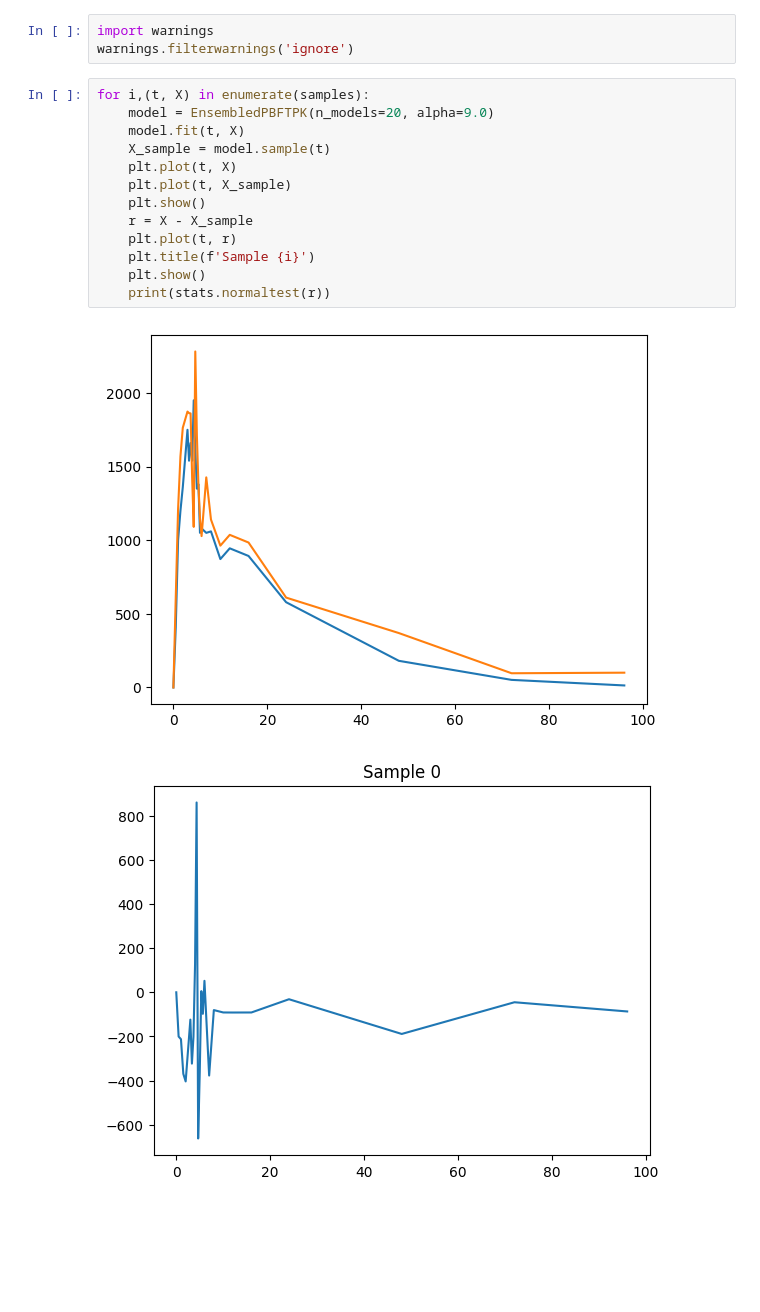
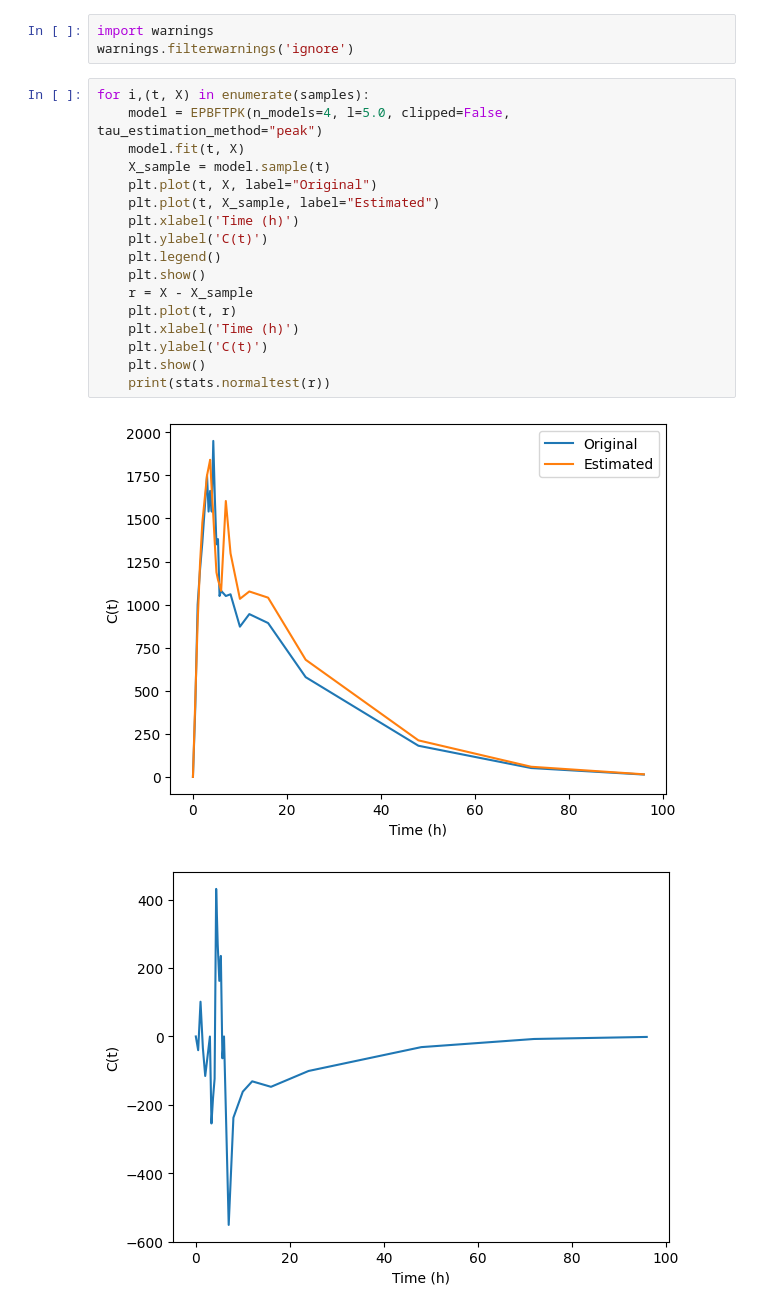
Before and after one commit to LumbaBalumba/yes-science, a Jupyter notebook: modelling.ipynb, the cells around one changed output. Drawn from its saved outputs; the diff is of its cells as text; blank space fills up the shorter version.

```diff
--- a/modelling.ipynb
+++ b/modelling.ipynb
@@ -14,17 +14,21 @@ import warnings
 warnings.filterwarnings('ignore')
 # %%
 for i,(t, X) in enumerate(samples):
-    model = EnsembledPBFTPK(n_models=20, alpha=9.0)
+    model = EPBFTPK(n_models=4, l=5.0, clipped=False, tau_estimation_method="peak")
     model.fit(t, X)
     X_sample = model.sample(t)
-    plt.plot(t, X)
-    plt.plot(t, X_sample)
+    plt.plot(t, X, label="Original")
+    plt.plot(t, X_sample, label="Estimated")
+    plt.xlabel('Time (h)')
+    plt.ylabel('C(t)')
+    plt.legend()
     plt.show()
     r = X - X_sample
     plt.plot(t, r)
-    plt.title(f'Sample {i}')
+    plt.xlabel('Time (h)')
+    plt.ylabel('C(t)')
     plt.show()
     print(stats.normaltest(r))
 # %% [output]
-[figure, old version]
+[figure, new version]
-[figure, old version]
+[figure, new version]
```
Also changed, not shown: parts of 2 cells of this notebook, 14 other files.
